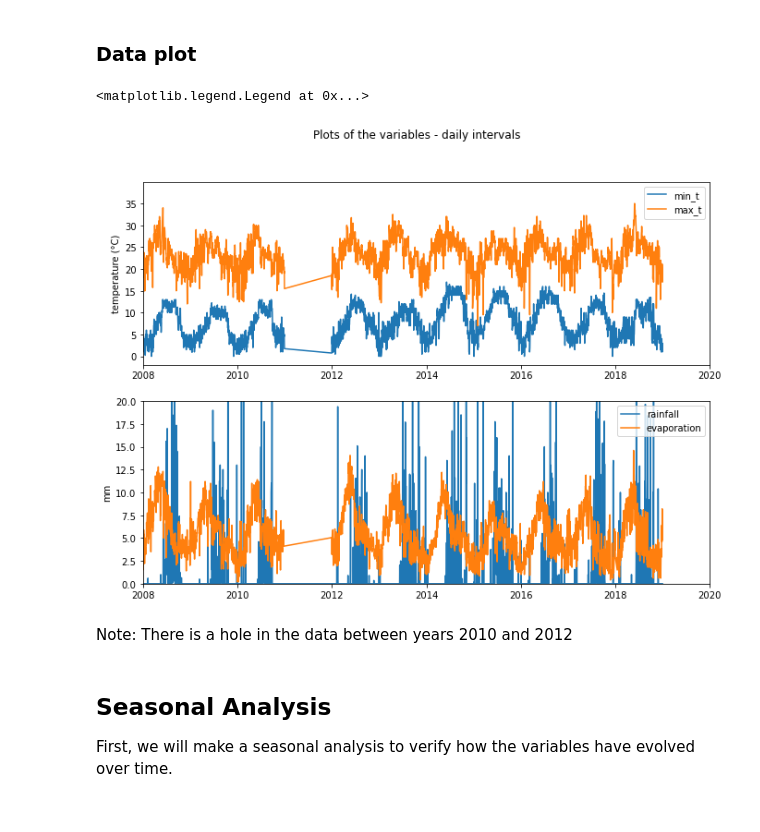
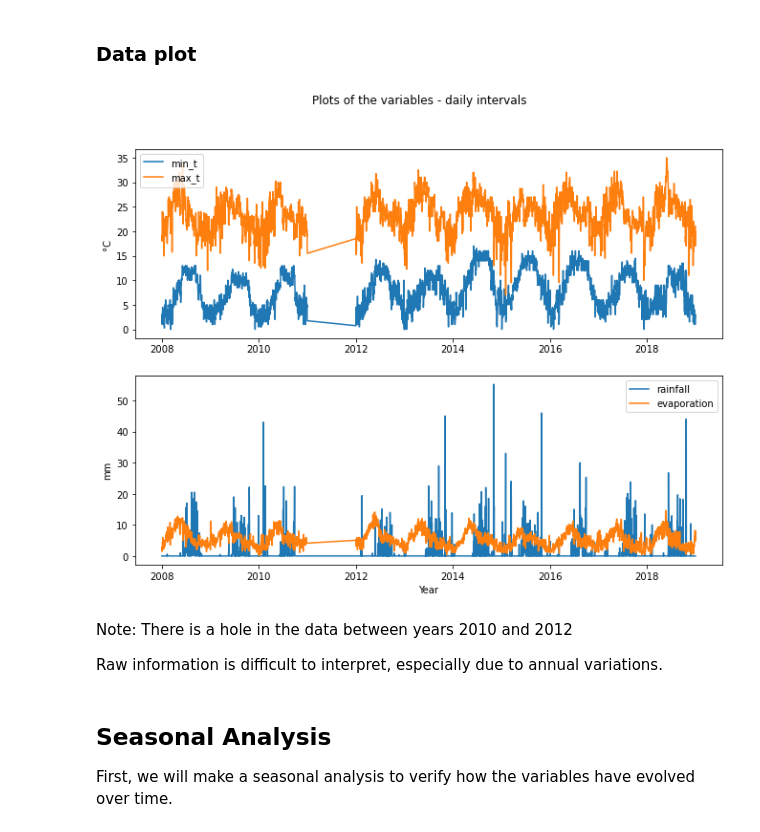
Before and after one commit to rodoart/rainfall, a Jupyter notebook: notebooks/2.1_rainfall-data_exploration_durango_durango.ipynb, the cells around one changed output. Cells and saved outputs as stored; diff of their text form; code cells hidden in the pictures.

Commit message:
Added functions of the 2.1 notebook to the library

```diff
--- a/notebooks/2.1_rainfall-data_exploration_durango_durango.ipynb
+++ b/notebooks/2.1_rainfall-data_exploration_durango_durango.ipynb
@@ -94,34 +95,23 @@ df_region = rm_region.df
 df_region = df_region.interpolate(method='time')
 # %% [markdown]
 ### Data plot
-# %%
-xlim = [datetime(year=2008, month=1, day=1),
-              datetime(year=2020, month=1, day=1)]
-
-fig, (ax1, ax2) = plt.subplots(2, 1)
-
-fig.set_figheight(8)
-fig.set_figwidth(11)
-
-fig.suptitle('Plots of the variables - daily intervals')
-
-ax1.plot(df_region.index.to_numpy(), df_region['min_t'], label = 'min_t')
-ax1.plot(df_region.index.to_numpy(), df_region['max_t'], label = 'max_t')
-ax1.set_xlim(xlim)
-ax1.set_ylabel('temperature (°C)')
-ax1.legend()
-
-ax2.plot(df_region.index.to_numpy(), df_region['rainfall'], label = 'rainfall')
-ax2.plot(df_region.index.to_numpy(), df_region['evaporation'], label = 'evaporation')
-ax2.set_xlim(xlim)
-ax2.set_ylim(0, 20)
-ax2.set_ylabel('mm')
-ax2.legend()
-# %% [output]
-<matplotlib.legend.Legend at 0x...>
-[figure, removed]
+# %%
+title = 'Plots of the variables - daily intervals'
+column_pairs = [['min_t','max_t'], ['rainfall', 'evaporation']]
+ylabels = ['°C', 'mm']
+xlabels = ['', 'Year']
+dataframe = df_region[(df_region.index>='2008-01-01')]
+
+def data_function(column):
+    return dataframe[column]
+
+plot_function_pairs_columns(data_function, column_pairs, title, ylabels, xlabels)
+# %% [output]
+[figure, added]
 # %% [markdown]
 Note: There is a hole in the data between years 2010 and 2012
+
+Raw information is difficult to interpret, especially due to annual variations.
 # %% [markdown]
 ## Seasonal Analysis
 
```
Also changed, not shown: parts of 12 cells of this notebook, 14 other files.
